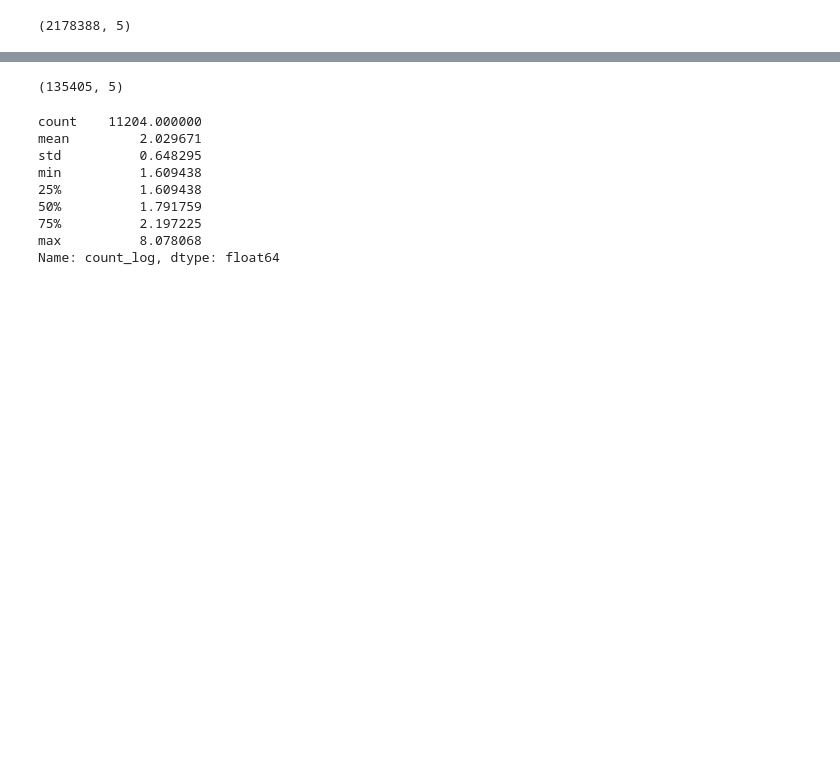
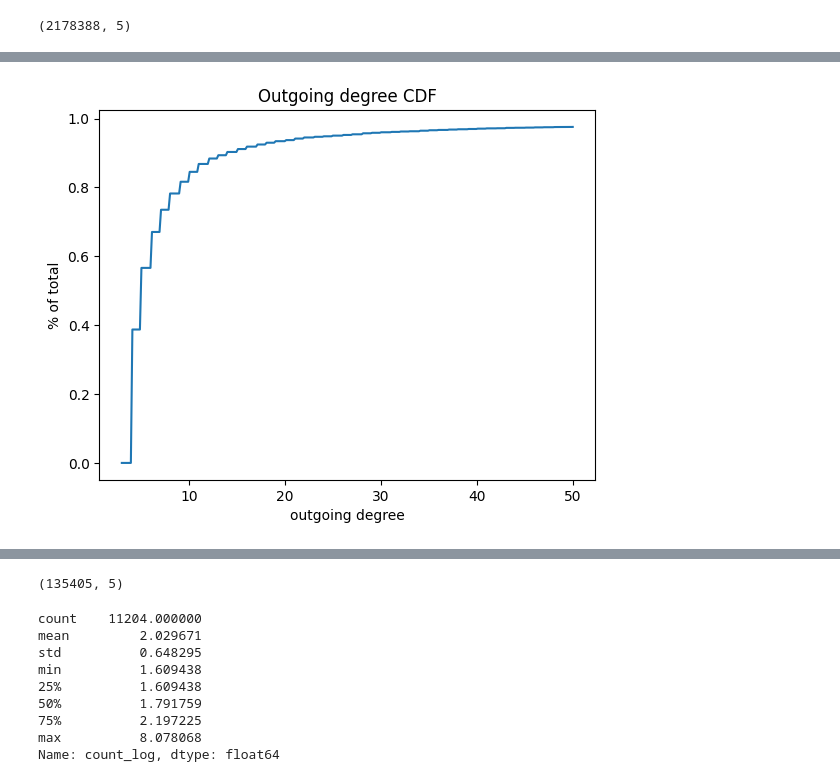
Before and after one commit to sheilafarrahi/thesis, a Jupyter notebook: prepare-data.ipynb, the cells around one changed output, grey strips where cells are left out. Saved outputs shown, nothing was run; the diff lists cells and outputs as text; code cells hidden in the pictures; blank space fills up the shorter version.

```diff
--- a/prepare-data.ipynb
+++ b/prepare-data.ipynb
@@ -23,0 +128,15 @@ while (len(excl_out) > 0 and len(excl_in) > 0):
+# %%
+data = out_degree_filtered['count']
+x = np.linspace(3,50,300)
+ecdf = ECDF(data)
+cdf = ecdf(x)
+dx = x[1]-x[0]
+pdf = np.diff(cdf)/dx
+# %%
+plt.plot(x, cdf)
+plt.title('Outgoing degree CDF')
+plt.xlabel('outgoing degree')
+plt.ylabel('% of total')
+plt.show()
+# %% [output]
+[figure, added]
```
Also changed, not shown: parts of 20 cells of this notebook.
